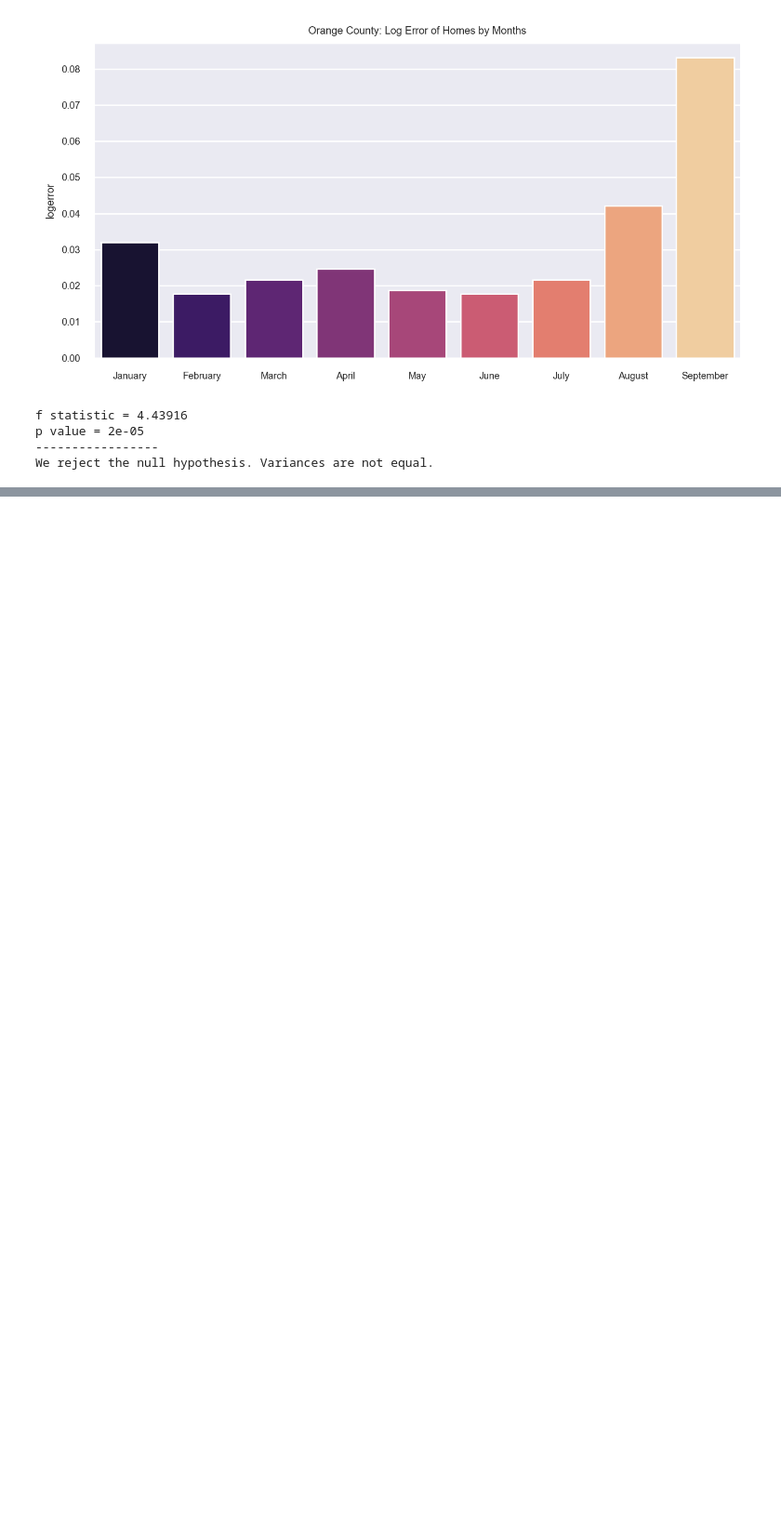
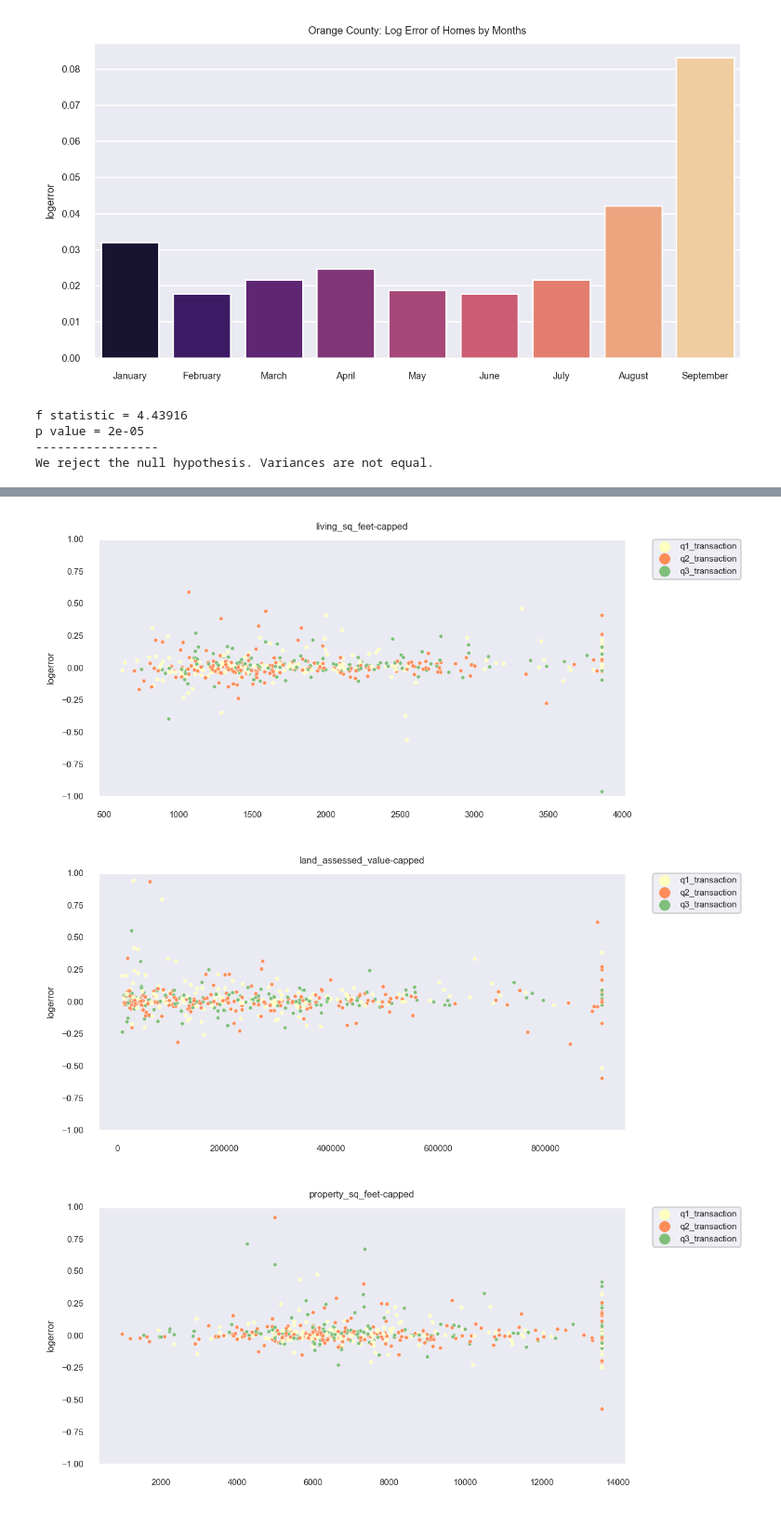
Before and after one commit to mijailmariano/clustering-exercises, a Jupyter notebook: modeling.ipynb, the cells around one changed output, grey strips where cells are left out. Shown at 93% size. Drawn from its saved outputs; the diff is of its cells as text; code cells hidden in the pictures; blank space fills up the shorter version.

```diff
--- a/modeling.ipynb
+++ b/modeling.ipynb
@@ -1216,0 +1375,6 @@ We reject the null hypothesis. Variances are not equal.
+# %%
+# melting quarter transaction columns
+
+train_imputed["transaction_quarter"] = train_imputed[["q1_transaction", "q2_transaction", "q3_transaction"]].idxmax(1).to_frame('transaction_quarter')
+train_imputed.drop(columns = ["q1_transaction", "q2_transaction", "q3_transaction"], inplace = True)
+train.head()
@@ -1216,0 +1388,37 @@ We reject the null hypothesis. Variances are not equal.
+# %%
+# viewing the log error relationship across continuous features, and transaction quarters
+
+num_lst = [
+ 'living_sq_feet-capped',
+ 'land_assessed_value-capped',
+ 'property_sq_feet-capped',
+ 'home_assessed_value-capped',
+ 'taxamount-capped',
+ 'home_value-capped',
+ 'year_built',
+ 'home_age-capped']
+
+for col in num_lst:
+    plt.figure(figsize = (6,3))
+    sns.set(style = "dark", font_scale = .5)
+    sns.scatterplot(x = col,
+        y = "logerror",
+        data = train_imputed.sample(500),
+        hue = "transaction_quarter",
+        hue_order = ["q1_transaction", "q2_transaction", "q3_transaction"],
+        palette = ["#ffffbf", "#fc8d59", "#7fbf7b"],
+        sizes = (20,600),
+        s = 6)
+
+    title = col
+    plt.title(col)
+    plt.ylim(-1, 1)
+    plt.xlabel(None)
+    plt.legend(bbox_to_anchor=(1.05, 1), loc='upper left', borderaxespad=0)
+    plt.savefig(title, dpi=300)
+
+    plt.show()
+# %% [output]
+[figure, added]
+[figure, added]
+[figure, added]
```
Also changed, not shown: parts of 21 cells of this notebook, 8 other files.
